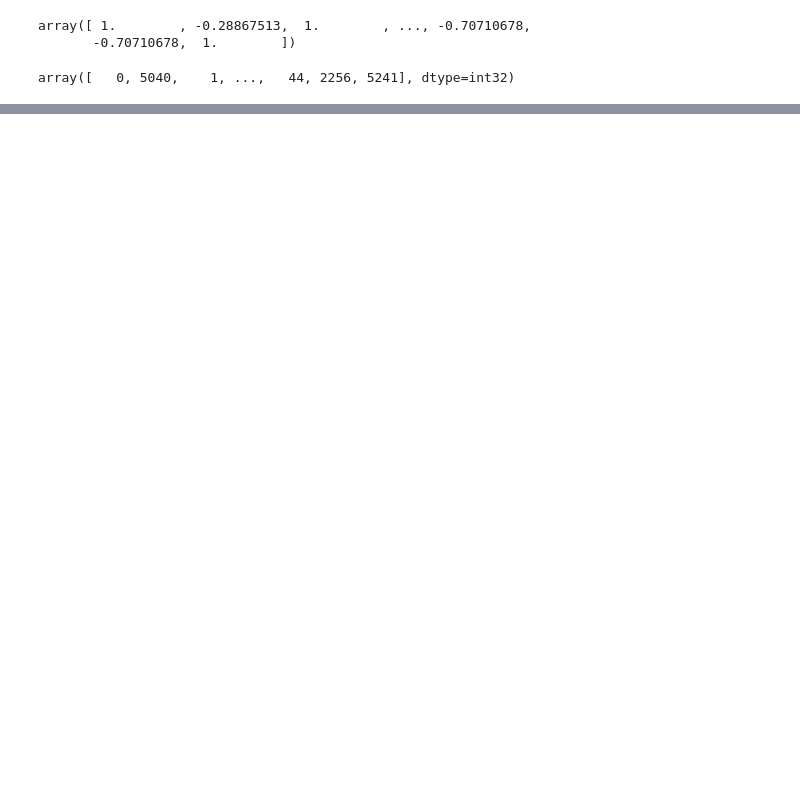
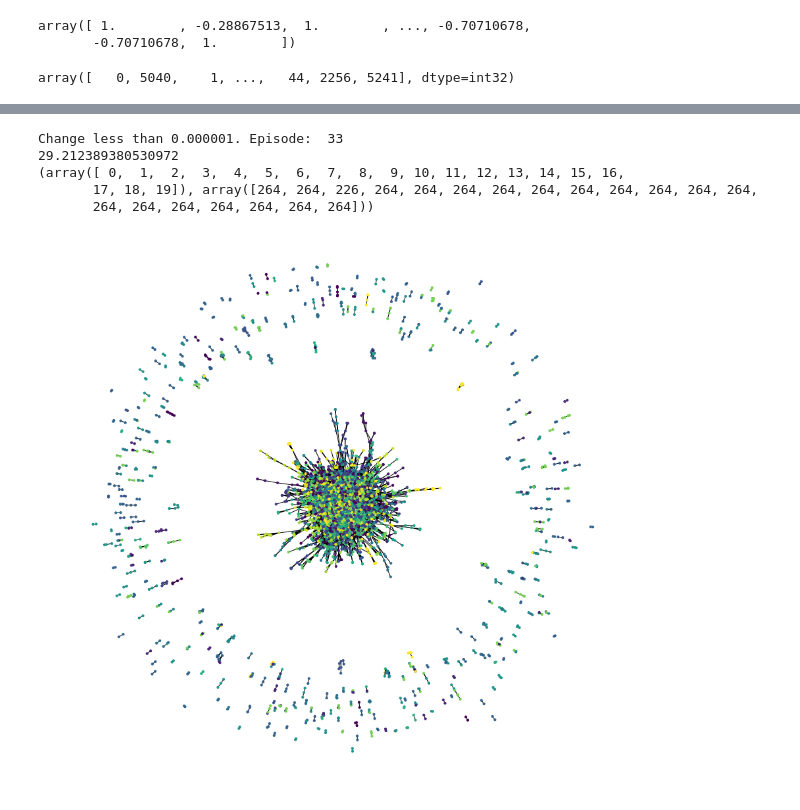
Before and after one commit to gamleksi/SNAP_community_detection, a Jupyter notebook: nb.ipynb, the cells around one changed output, grey strips where cells are left out. Saved outputs shown, nothing was run; the diff lists cells and outputs as text; code cells hidden in the pictures; blank space fills up the shorter version.

Commit message:
balanced kmean introduced

```diff
--- a/nb.ipynb
+++ b/nb.ipynb
@@ -86,0 +86,17 @@ nx.draw(graph, with_labels=False, ax=ax, node_size=100, node_color=C_labels)
+# %%
+importlib.reload(helpers)
+# Do spectral cluster alg
+B_norm, B_labels = helpers.spectral_cluster(graph=graph, k=20, normalized=True, cluster_alg=helpers.BalancedKMeans, random_state=0)
+print(helpers.objective_function(graph_data, B_labels))
+print(np.unique(B_labels, return_counts=True))
+# %% [output]
+Change less than 0.000001. Episode:  33
+29.212389380530972
+(array([ 0,  1,  2,  3,  4,  5,  6,  7,  8,  9, 10, 11, 12, 13, 14, 15, 16,
+       17, 18, 19]), array([264, 264, 226, 264, 264, 264, 264, 264, 264, 264, 264, 264, 264,
+       264, 264, 264, 264, 264, 264, 264]))
+# %%
+fig, ax = plt.subplots(1,1, figsize=(15,15))
+nx.draw(graph, with_labels=False, ax=ax, node_size=100, node_color=B_labels)
+# %% [output]
+[figure, added]
```
Also changed, not shown: parts of 7 cells of this notebook, 1 other file.
